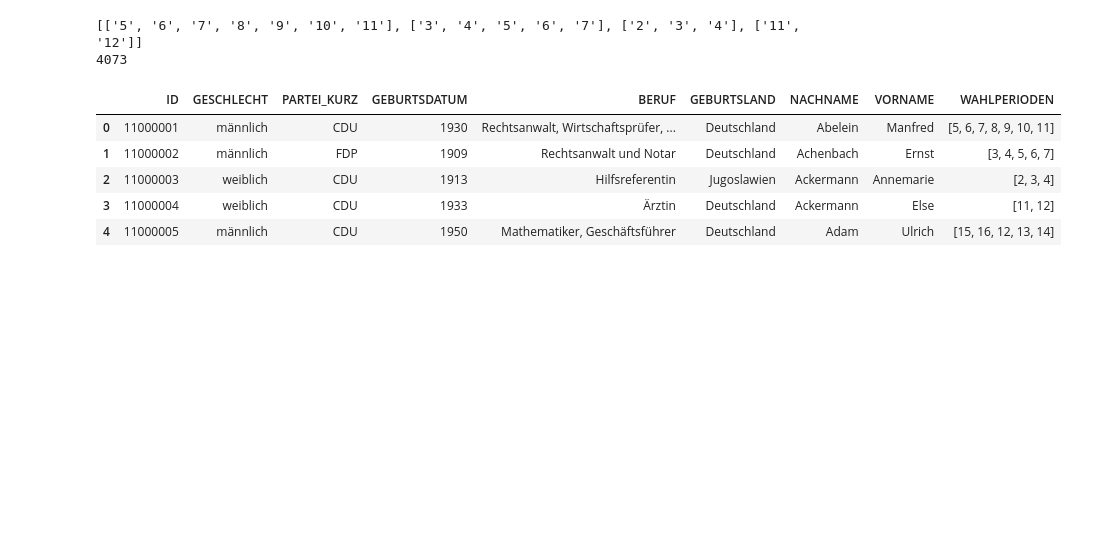
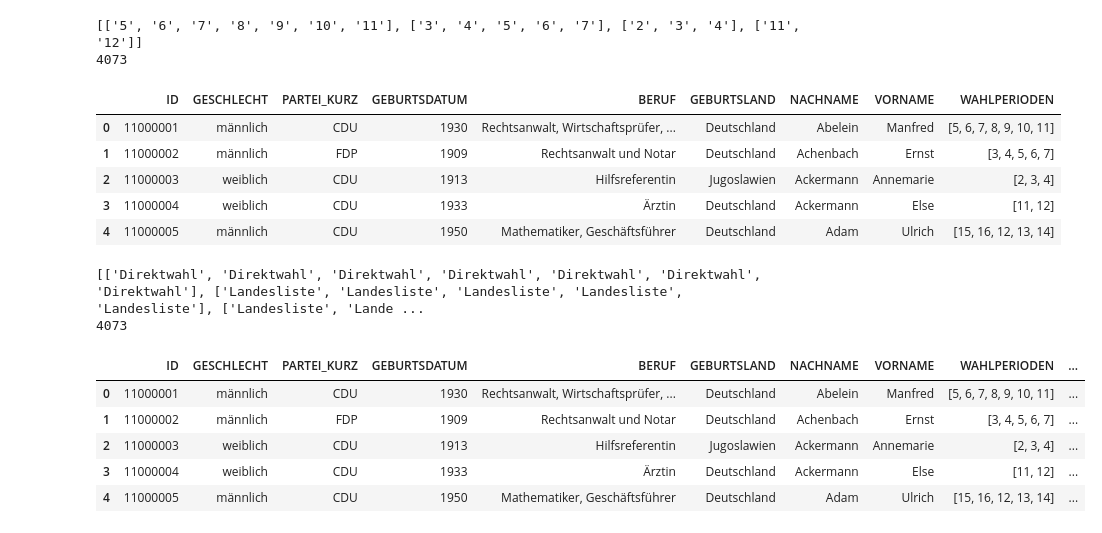
Before and after one commit to techlabsms/project-wt-18-12-Abgeordnetenanalyse, a Jupyter notebook: Extracting.ipynb, the cells around one changed output. Drawn from its saved outputs; the diff is of its cells as text; code cells hidden in the pictures; blank space fills up the shorter version.

```diff
--- a/Extracting.ipynb
+++ b/Extracting.ipynb
@@ -149,15 +149,15 @@ df_first.head()
 # %%
 #Nun muss der Parsing-Prozess nochmal umgestaltet werden, um zu einer spezifischen ID/einem spezifischen MdB die Nummern
 #aller Wahlperioden zu finden.
-#Langfrisitg soll auf diese Perioden umindizoiert werden.
+#Langfrisitg soll auf diese Perioden umindiziert werden.
 
 
 #Die folgende Funktion soll eine Liste von Listen dieser nummerierten Wahlperioden produzieren
 
-def search_for_wahlRoots(root):
+def search_for_wahlRoots1(root):
 
     #nestet function (Entscheidend ist hier der Break beim nächsten "ID" tag)
-    def search_for_wpRoots(root2):
+    def search_for_wpRoots2(root2):
         wplist2 = []
         for child2 in root2:
             if child2.tag == "WP":
@@ -165,22 +165,22 @@ def search_for_wahlRoots(root):
             elif child2.tag == "ID":
                 break
             else:
-                wplist2 += search_for_wpRoots(child2)
-        return nwplist2
+                wplist2 += search_for_wpRoots2(child2)
+        return wplist2
     #ende nested function
 
     wplist = []
     for child in root:
         if child.tag == "WAHLPERIODEN":
-            wplist += [search_for_nameRoots(child)]
+            wplist += [search_for_wpRoots2(child)]
         else:
-            wplist += search_for_wahlRoots(child)
+            wplist += search_for_wahlRoots1(child)
     return wplist
 
 
 xml = read_xml(path = "MDB_STAMMDATEN.XML")
 
-WProots = search_for_nameRoots1(xml)
+WProots = search_for_wahlRoots1(xml)
 
 #Nunn müssen noch die gewünschten Nummern aus dem Code extrahiert werden
 
@@ -214,3 +214,66 @@ df_first.head()
 | 2 | 11000003 | weiblich | CDU | 1913 | Hilfsreferentin | Jugoslawien | Ackermann | Annemarie | [2, 3, 4] |
 | 3 | 11000004 | weiblich | CDU | 1933 | Ärztin | Deutschland | Ackermann | Else | [11, 12] |
 | 4 | 11000005 | männlich | CDU | 1950 | Mathematiker, Geschäftsführer | Deutschland | Adam | Ulrich | [15, 16, 12, 13, 14] |
+# %%
+#Der gleiche Prozess wird nun auch für die Manadatsart gewählt. In der Liste die nun bei jedem MdB steht, kann man die Mandatsart
+#zur jeweiligen Wahlperiode(gleicher Index) finden.
+
+def search_for_MandatsArtRoots1(root):
+
+    #nested function (Entscheidend ist hier der Break beim nächsten "ID" tag)
+    def search_for_MandatRoots2(root2):
+        mandatlist2 = []
+        for child2 in root2:
+            if child2.tag == "MANDATSART":
+                mandatlist2 += [child2]
+            elif child2.tag == "ID":
+                break
+            else:
+                mandatlist2 += search_for_MandatRoots2(child2)
+        return mandatlist2
+    #ende nested function
+
+    mandatlist = []
+    for child in root:
+        if child.tag == "WAHLPERIODEN":
+            mandatlist += [search_for_MandatRoots2(child)]
+        else:
+            mandatlist += search_for_MandatsArtRoots1(child)
+    return mandatlist
+
+
+# Schon weiter oben passiert: xml = read_xml(path = "MDB_STAMMDATEN.XML")
+
+MandatRoots = search_for_MandatsArtRoots1(xml)
+
+#Nun müssen noch die gewünschten Mandatsarten aus dem Code extrahiert werden
+
+def extracting_Mandate(list1):
+    MandatElements = []
+    for i in list1:
+        sub_list = []
+        for a in i:
+            sub_list += [a.text]
+        MandatElements += [sub_list]
+    return MandatElements
+
+Mandate = extracting_Mandate(MandatRoots)
+
+
+#Testen der neuen Liste auf längenmäßige Kompatibilität mit dem DF
+print(Mandate[:4])
+print(len(Mandate))
+# %% [output]
+[['Direktwahl', 'Direktwahl', 'Direktwahl', 'Direktwahl', 'Direktwahl', 'Direktwahl', 'Direktwahl'], ['Landesliste', 'Landesliste', 'Landesliste', 'Landesliste', 'Landesliste'], ['Landesliste', 'Lande ...
+4073
+# %%
+#Einfügen ins DF
+df_first["MANDATSARTEN"] = Mandate
+df_first.head()
+# %% [output]
+|  | ID | GESCHLECHT | PARTEI_KURZ | GEBURTSDATUM | BERUF | GEBURTSLAND | NACHNAME | VORNAME | WAHLPERIODEN | ... |
+| 0 | 11000001 | männlich | CDU | 1930 | Rechtsanwalt, Wirtschaftsprüfer, ... | Deutschland | Abelein | Manfred | [5, 6, 7, 8, 9, 10, 11] | ... |
+| 1 | 11000002 | männlich | FDP | 1909 | Rechtsanwalt und Notar | Deutschland | Achenbach | Ernst | [3, 4, 5, 6, 7] | ... |
+| 2 | 11000003 | weiblich | CDU | 1913 | Hilfsreferentin | Jugoslawien | Ackermann | Annemarie | [2, 3, 4] | ... |
+| 3 | 11000004 | weiblich | CDU | 1933 | Ärztin | Deutschland | Ackermann | Else | [11, 12] | ... |
+| 4 | 11000005 | männlich | CDU | 1950 | Mathematiker, Geschäftsführer | Deutschland | Adam | Ulrich | [15, 16, 12, 13, 14] | ... |
```
Also changed, not shown: parts of 10 cells of this notebook.
